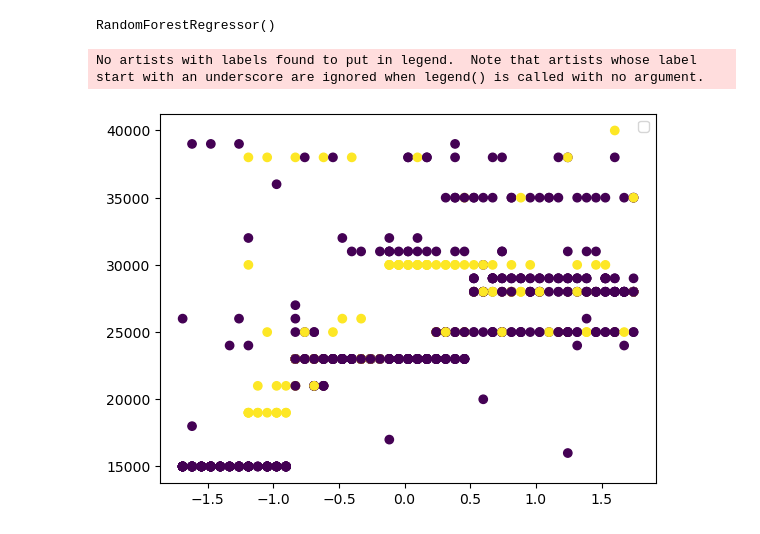
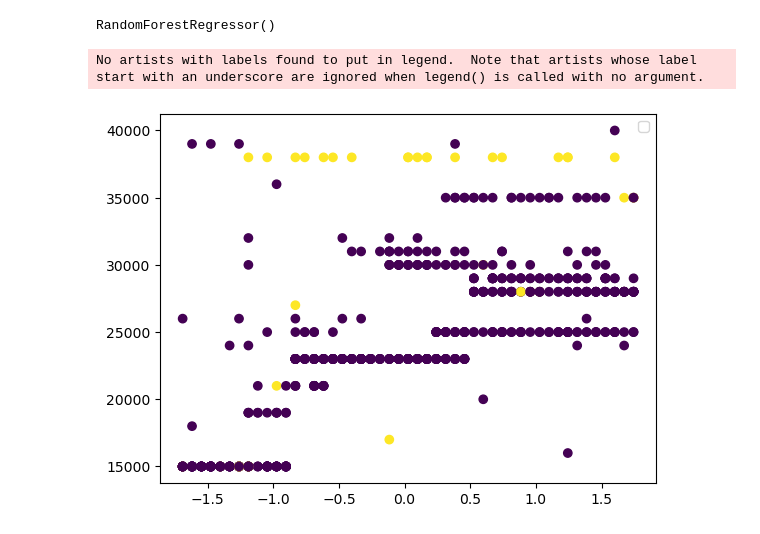
Before and after one commit to OverCat2000/ML_project, a Jupyter notebook: advanceAnalysis.ipynb, the cells around one changed output. Cells and saved outputs as stored; diff of their text form; code cells hidden in the pictures.

```diff
--- a/advanceAnalysis.ipynb
+++ b/advanceAnalysis.ipynb
@@ -1370,12 +1432,12 @@ temp_forest.fit(temp, y_train)
 RandomForestRegressor()
 # %%
 fig = plt.figure()
-plt.scatter(X_train.Age, y_train, c=X_train.AnyChronicDiseases)
+plt.scatter(X_train.Age, y_train, c=X_train.AnyTransplants)
 plt.legend()
 plt.show()
 # %% [output]
 No artists with labels found to put in legend.  Note that artists whose label start with an underscore are ignored when legend() is called with no argument.
-[figure, old version]
+[figure, new version]
 # %%
 temp = X_train[y_train == 35000]
 # %%
```
Also changed, not shown: parts of 14 cells of this notebook, 1 other file.
